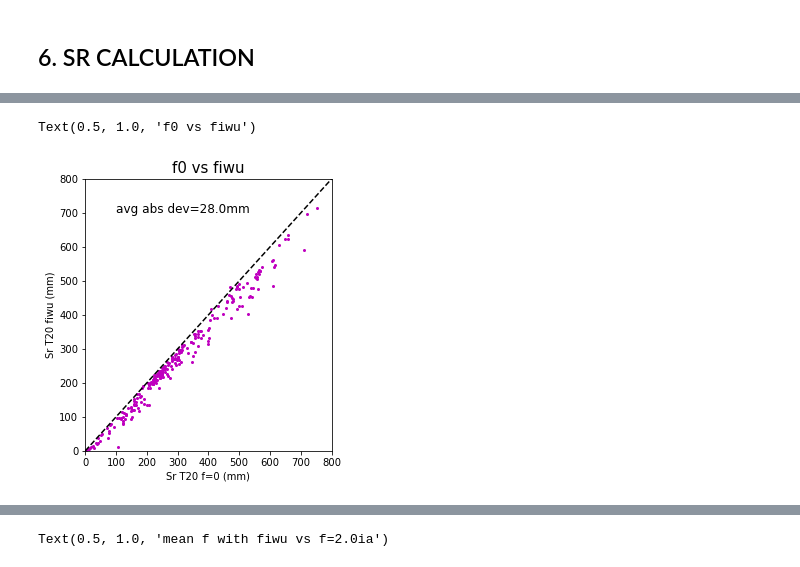
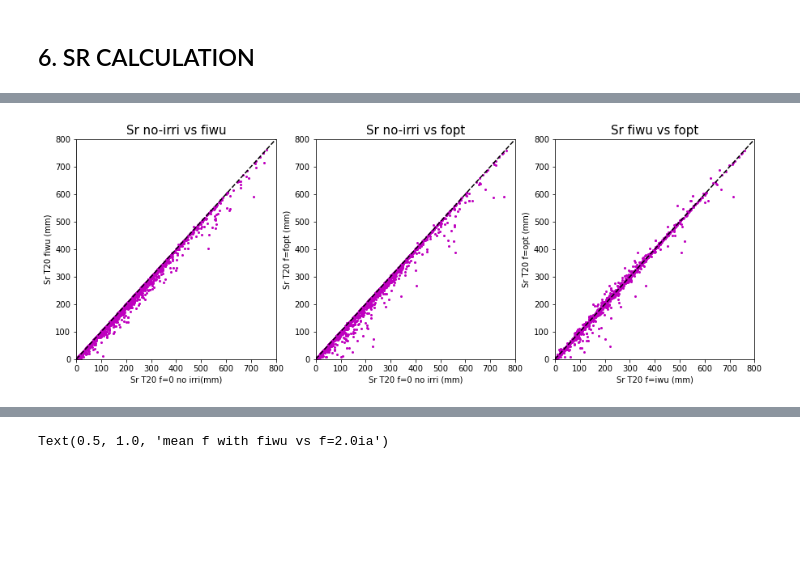
Before and after one commit to fvanoorschot/global_sr_module, a Jupyter notebook: run_script_irrigation.ipynb, the cells around one changed output, grey strips where cells are left out. Drawn from its saved outputs; the diff is of its cells as text; code cells hidden in the pictures; blank space fills up the shorter version.

```diff
--- a/run_script_irrigation.ipynb
+++ b/run_script_irrigation.ipynb
@@ -537,7 +553,7 @@ e
 # MINIMIZE RELATIVE ERROR
 f_min=0
 f_max=4
-nmax=5000
+nmax=10000
 A=np.zeros((int(nmax),6))
 
 for n in range(1,int(nmax+1)):
@@ -550,7 +566,7 @@ for n in range(1,int(nmax+1)):
     er_std =er.std()
     er_med = er.median()
     er_iqr =er.quantile(0.75) - er.quantile(0.25)
-    er_rmse = np.sqrt(np.mean((o-d['fiwu'])**2))
+    er_rmse = np.sqrt(np.mean(((o-d['fiwu'])/d['fiwu'])**2))
 
     A[n-1,:] = [f,er_m,er_std,er_med,er_iqr,er_rmse]
 
@@ -770,0 +886,16 @@ run_sr_calculation_parallel(catch_id_list,rp_array_list,sd_dir_list,out_dir_list
+# %%
+# combine Sr output in dataframe - fiwu
+c_list=[]
+for filepath in glob.iglob(f'{work_dir}/output/sr_calculation/sd_catchments/irri/fiwu/sr/*.csv'):
+    f = os.path.split(filepath)[1] # remove full path
+    f = f[:-9] # remove .year extension
+    c_list.append(f)
+print(len(c_list))
+
+sr_df = pd.DataFrame(index=c_list, columns=['2','3','5','10','20','30','40','50','60','70','80'])
+for catch_id in c_list:
+    if os.path.exists(f'{work_dir}/output/sr_calculation/sd_catchments/irri/fiwu/sr/{catch_id}_fiwu.csv'):
+        d = pd.read_csv(f'{work_dir}/output/sr_calculation/sd_catchments/irri/fiwu/sr/{catch_id}_fiwu.csv',index_col=0)
+        sr_df.loc[catch_id] = d.iloc[0]
+
+sr_df.to_csv(f'{work_dir}/output/sr_calculation/sd_catchments/irri/fiwu/sr_irri_fiwu_combined.csv')
@@ -853,38 +1120,35 @@ fig.savefig(f'{work_dir}/output/figures/irrigation/sr_map_T20_no_irrigation.jpg'
 # %%
-sr_df = pd.read_csv(f'{work_dir}/output/sr_calculation/sd_catchments/irri/sr_df_irri.csv', index_col=0)
-
 fig = plt.figure(figsize=(15,5))
 ax = fig.add_subplot(131)
 ax.plot(sr_df.sr_20_f0, sr_df.sr_20_fiwu, 'mo',markersize=2)
 ax.plot([0,900],[0,900],'k--')
-ax.set_xlabel('Sr T20 f=0 (mm)')
+ax.set_xlabel('Sr T20 f=0 no irri(mm)')
 ax.set_ylabel('Sr T20 fiwu (mm)')
-ax.annotate(f'avg abs dev={np.round(abs(sr_df.sr_20_f0-sr_df.sr_20_fiwu).mean(),0)}mm',[100,700],size=12)
+# ax.annotate(f'avg abs dev={np.round(abs(sr_df.sr_20_f0-sr_df.sr_20_fiwu).mean(),0)}mm',[100,700],size=12)
 ax.set_xlim(0,800)
 ax.set_ylim(0,800)
-ax.set_title('f0 vs fiwu',fontsize=15)
+ax.set_title('Sr no-irri vs fiwu',fontsize=15)
 
-# ax = fig.add_subplot(132)
-# ax.plot(sr_df.sr_20_f0, sr_df.sr_20_fopt, 'mo',markersize=2)
-# ax.plot([0,900],[0,900],'k--')
-# ax.set_xlabel('Sr T20 f=0 (mm)')
-# ax.set_ylabel('Sr T20 f=fopt (mm)')
+ax = fig.add_subplot(132)
+ax.plot(sr_df.sr_20_f0, sr_df.sr_20_fopt, 'mo',markersize=2)
+ax.plot([0,900],[0,900],'k--')
+ax.set_xlabel('Sr T20 f=0 no irri (mm)')
+ax.set_ylabel('Sr T20 f=fopt (mm)')
 # ax.annotate(f'avg abs dev={np.round(abs(sr_df.sr_20_f0-sr_df.sr_20_fopt).mean(),0)}mm',[100,700],size=12)
-# ax.set_xlim(0,800)
-# ax.set_ylim(0,800)
-# ax.set_title('f0 vs fopt',fontsize=15)
+ax.set_xlim(0,800)
+ax.set_ylim(0,800)
+ax.set_title('Sr no-irri vs fopt',fontsize=15)
 
-# ax = fig.add_subplot(133)
-# ax.plot(sr_df.sr_20_fiwu, sr_df.sr_20_fopt, 'mo',markersize=2)
-# ax.plot([0,900],[0,900],'k--')
-# ax.set_xlabel('Sr T20 f=iwu (mm)')
-# ax.set_ylabel('Sr T20 f=opt (mm)')
+ax = fig.add_subplot(133)
+ax.plot(sr_df.sr_20_fiwu, sr_df.sr_20_fopt, 'mo',markersize=2)
+ax.plot([0,900],[0,900],'k--')
+ax.set_xlabel('Sr T20 f=iwu (mm)')
+ax.set_ylabel('Sr T20 f=opt (mm)')
 # ax.annotate(f'avg abs dev={np.round(abs(sr_df.sr_20_fiwu-sr_df.sr_20_fopt).mean(),0)}mm',[100,700],size=12)
-# ax.set_xlim(0,800)
-# ax.set_ylim(0,800)
-# ax.set_title('fiwu vs fopt',fontsize=15)
+ax.set_xlim(0,800)
+ax.set_ylim(0,800)
+ax.set_title('Sr fiwu vs fopt',fontsize=15)
 
-# fig.savefig(f'{work_dir}/output/figures/irrigation/sr_differences_f_irrigation.jpg', dpi=300, bbox_inches='tight')
+fig.savefig(f'{work_dir}/output/figures/irrigation/sr_differences_f_irrigation.jpg', dpi=300, bbox_inches='tight')
 # %% [output]
-Text(0.5, 1.0, 'f0 vs fiwu')
-[figure, old version]
+[figure, new version]
```
Also changed, not shown: parts of 34 cells of this notebook, 14 other files.
